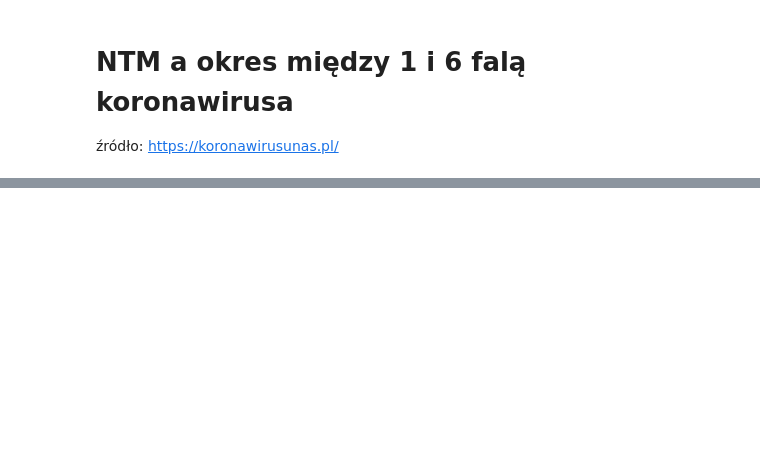
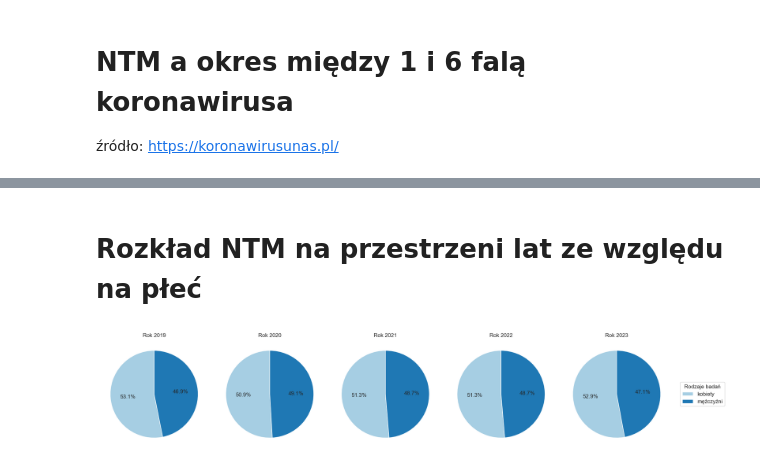
Before and after one commit to KacperJarosik/NTM, a Jupyter notebook: main.ipynb, the cells around one changed output, grey strips where cells are left out. Saved outputs shown, nothing was run; the diff lists cells and outputs as text; code cells hidden in the pictures; blank space fills up the shorter version.

Commit message:
dodanie: Rozkład NTM na przestrzeni lat ze względu na płeć

```diff
--- a/main.ipynb
+++ b/main.ipynb
@@ -808,0 +809,61 @@ plt.show()
+# %% [markdown]
+# Rozkład NTM na przestrzeni lat ze względu na płeć
+# %%
+import pandas as pd
+import matplotlib.pyplot as plt
+
+# Wczytanie danych z pliku Excel
+file_path = "dane zgrupowane\\opieka ambulatoryjna\\porady_ambulatoryjne_sprawozdane_z_rozpoznaniem_NTM2019-2023.xlsx"
+data = pd.read_excel(file_path)
+
+# Filtrowanie danych dla poradni "urologiczna" i "położniczo-ginekologiczna"
+selected_poradnie = ["urologiczna", "położniczo-ginekologiczna"]
+filtered_data = data[data["poradnia"].isin(selected_poradnie)]
+
+# Ustawienia wykresów
+years = [2019, 2020, 2021, 2022, 2023]
+fig, axes = plt.subplots(1, len(years), figsize=(18, 6))  # 5 wykresów w jednym wierszu
+
+# Lista do przechowywania legendy
+handles, labels = [], []
+
+# Zmiana nazw poradni na odpowiednie w legendzie
+legend_labels = {
+    "urologiczna": "mężczyźni",
+    "położniczo-ginekologiczna": "kobiety"
+}
+
+# Tworzenie wykresów kołowych dla każdego roku
+for i, year in enumerate(years):
+    # Filtrowanie danych dla danego roku
+    yearly_data = filtered_data[filtered_data["rok realizacji"] == year]
+
+    # Obliczanie sumy liczby badań dla każdej poradni w danym roku
+    yearly_counts = yearly_data.groupby("poradnia")["liczba"].sum()
+
+    # Tworzenie wykresu kołowego z wyświetleniem tylko procentów
+    ax = axes[i]
+    wedges, texts, autotexts = ax.pie(
+        yearly_counts,
+        autopct='%1.1f%%',  # Wyświetlanie tylko procentów
+        startangle=90,
+        colors=plt.cm.Paired.colors
+    )
+
+    # Podpisanie wykresu rokiem
+    ax.set_title(f"Rok {year}", fontsize=12)
+
+    # Dodanie elementów legendy (wykorzystamy pierwszy wykres, aby dodać legendę)
+    if i == 0:  # Dodajemy legendę tylko do pierwszego wykresu
+        for wedge, label in zip(wedges, yearly_counts.index):
+            handles.append(wedge)
+            # Zamiana nazw poradni na "mężczyźni" i "kobiety"
+            labels.append(legend_labels[label])
+
+# Dodanie wspólnej legendy
+fig.legend(handles, labels, title="Rodzaje badań", loc="center left", bbox_to_anchor=(1, 0.5), fontsize=12)
+
+plt.tight_layout()
+plt.show()
+# %% [output]
+[figure, added]
```
Also changed, not shown: parts of 6 cells of this notebook.
